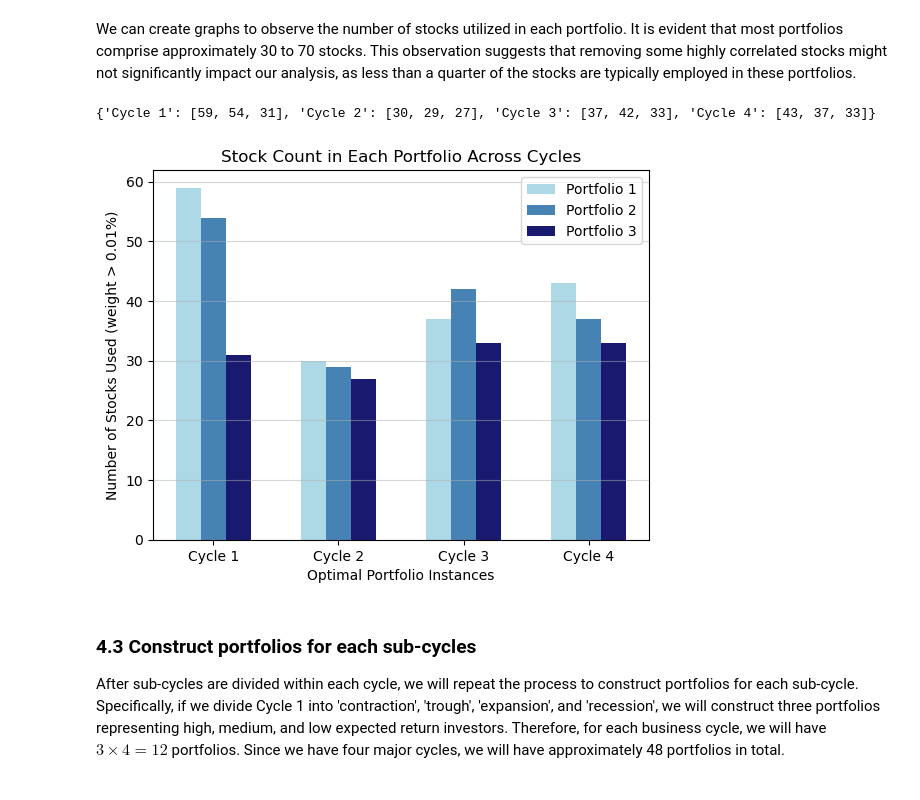
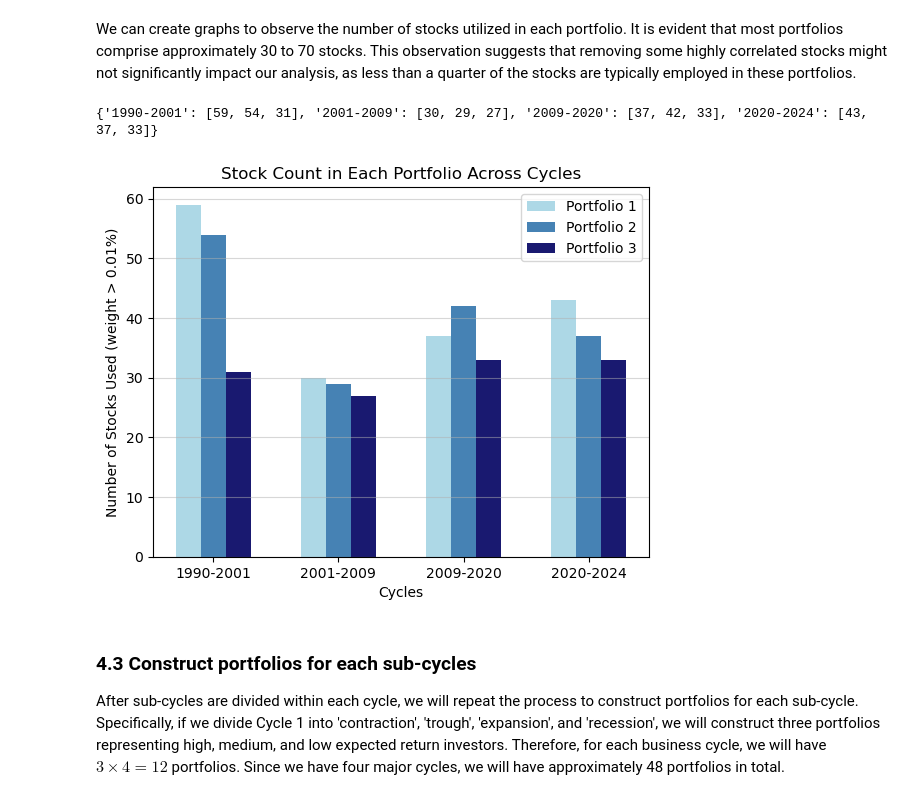
Before and after one commit to patrickwjwang/equity-cycle, a Jupyter notebook: notebooks/equity-cycle-submission-1.ipynb, the cells around one changed output. Drawn from its saved outputs; the diff is of its cells as text; code cells hidden in the pictures.

```diff
--- a/notebooks/equity-cycle-submission-1.ipynb
+++ b/notebooks/equity-cycle-submission-1.ipynb
@@ -362,40 +364,40 @@ We can create graphs to observe the number of stocks utilized in each portfolio.
 # Calculate number of stocks used for each portfolio
 ticker_counts = {}
 threshold = 1e-4
-ef_names = ['Cycle 1', 'Cycle 2', 'Cycle 3', 'Cycle 4']
+ef_names = ['1990-2001', '2001-2009', '2009-2020', '2020-2024']
 
 # Loop through each instance and each portfolio
 for ef_name, ef in zip(ef_names, ef_instances):
     counts = []
     for i in range(1, num_pfo + 1):
         count = len(ef.weight_df[abs(ef.weight_df[f'weight_{i}']) > threshold])
         counts.append(count)
     ticker_counts[ef_name] = counts
 print(ticker_counts)
 
 # Create a bar chart
 fig, ax = plt.subplots()
 positions = range(len(ef_names))
 width = 0.2
 colors = ['lightblue', 'steelblue', 'midnightblue']
 for i in range(num_pfo):
     pos = [p + width*i for p in positions]
     counts = [ticker_counts[ef_name][i] for ef_name in ef_names]
     ax.bar(pos, counts, width, label=f'Portfolio {i+1}', color=colors[i % len(colors)])
 
 # Adding labels and title
-ax.set_xlabel('Optimal Portfolio Instances')
+ax.set_xlabel('Cycles')
 ax.set_ylabel('Number of Stocks Used (weight > 0.01%)')
 ax.set_title('Stock Count in Each Portfolio Across Cycles')
 ax.set_xticks([p + width for p in range(len(ef_names))])
 ax.set_xticklabels(ef_names)
 ax.legend()
 ax.yaxis.grid(True, alpha=0.5)
-# plt.savefig(os.path.join(graph_dir, 'stock_count_optimal_cycles.png'))
+plt.savefig(os.path.join(graph_dir, 'stock_count_optimal_cycles.png'))
 plt.show()
 # %% [output]
-{'Cycle 1': [59, 54, 31], 'Cycle 2': [30, 29, 27], 'Cycle 3': [37, 42, 33], 'Cycle 4': [43, 37, 33]}
+{'1990-2001': [59, 54, 31], '2001-2009': [30, 29, 27], '2009-2020': [37, 42, 33], '2020-2024': [43, 37, 33]}
-[figure, old version]
+[figure, new version]
 # %% [markdown]
 ### 4.3 Construct portfolios for each sub-cycles
 
```
Also changed, not shown: parts of 1 cell of this notebook, 9 other files.
